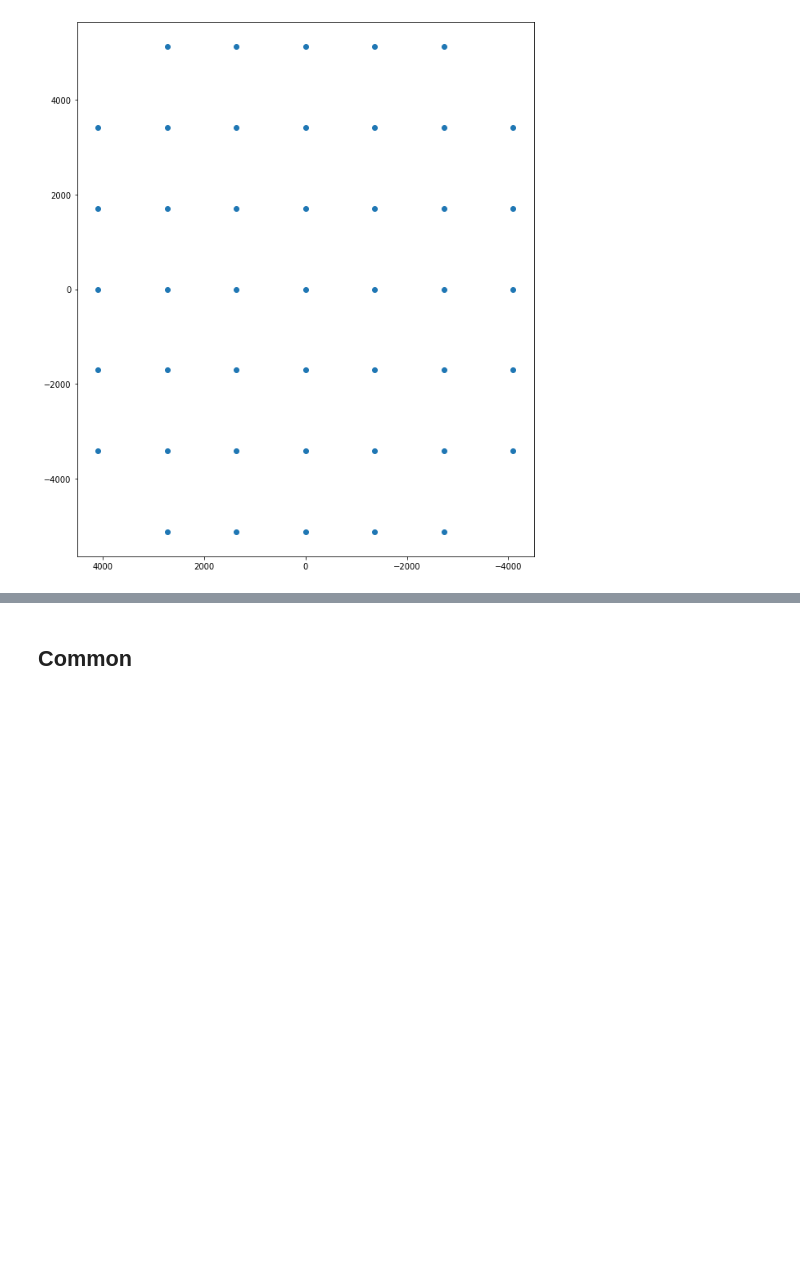
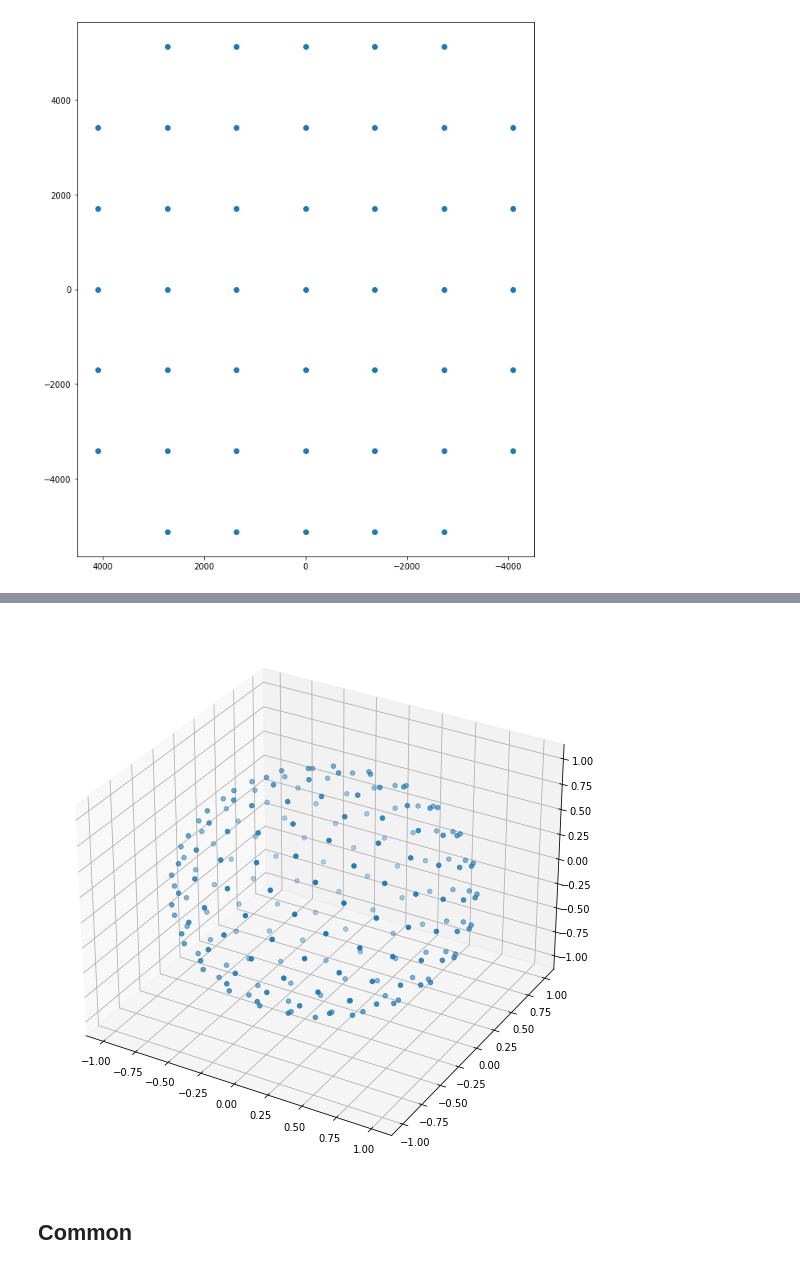
Before and after one commit to Enkhai/lucy-utils, a Jupyter notebook: examples/17_reward_statistics.ipynb, the cells around one changed output, grey strips where cells are left out. Saved outputs shown, nothing was run; the diff lists cells and outputs as text; code cells hidden in the pictures; blank space fills up the shorter version.

```diff
--- a/examples/17_reward_statistics.ipynb
+++ b/examples/17_reward_statistics.ipynb
@@ -44,0 +86,13 @@ plt.show()
+# %%
+def sphere_points(n_points=200):
+    """
+    Taken from
+    https://stackoverflow.com/questions/9600801/evenly-distributing-n-points-on-a-sphere
+    """
+    indices = np.arange(0, n_points, dtype=float) + 0.5
+    phi = np.arccos(1 - 2 * indices / n_points)
+    theta = np.pi * (1 + 5 ** 0.5) * indices
+    x, y, z = np.cos(theta) * np.sin(phi), np.sin(theta) * np.sin(phi), np.cos(phi)
+    return np.stack([x, y, z], axis=-1)
+# %%
+forward_vectors = sphere_points()
@@ -45,3 +136,10 @@ plt.show()
+# %%
+plt.figure(figsize=(10, 10))\
+.add_subplot(111, projection="3d")\
+.scatter(forward_vectors[:, 0], forward_vectors[:, 1], forward_vectors[:, 2])
+plt.show()
+# %% [output]
+[figure, added]
 # %% [markdown]
 ## Common
 # %%
```
Also changed, not shown: parts of 20 cells of this notebook.
